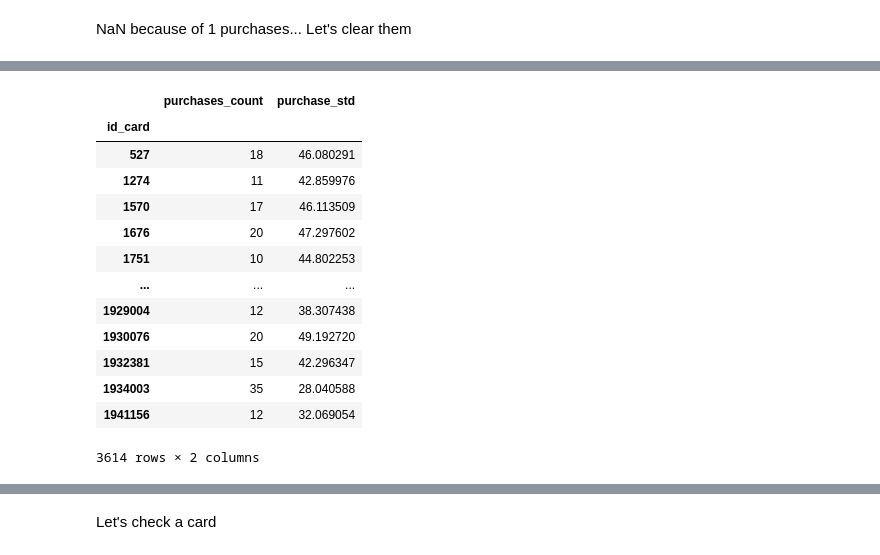
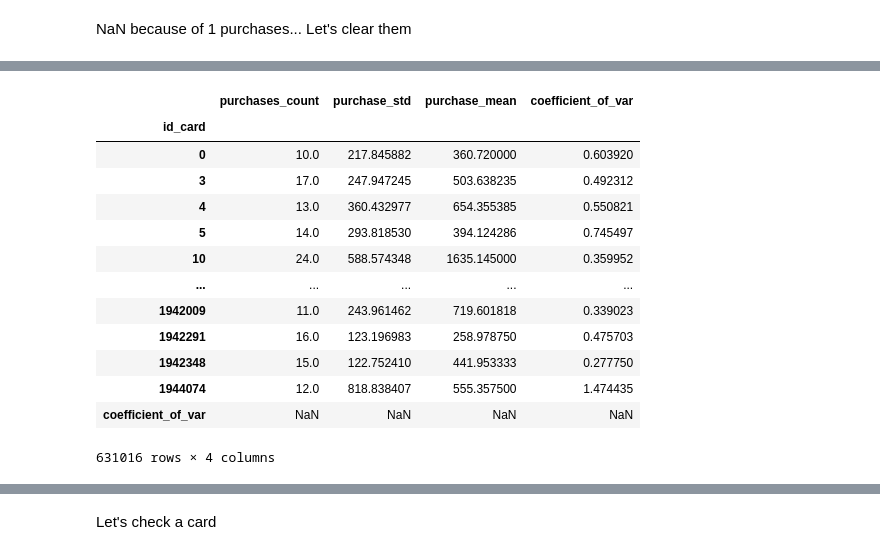
Before and after one commit to cubazis/inno_stats_2020, a Jupyter notebook: hw2.ipynb, the cells around one changed output, grey strips where cells are left out. Cells and saved outputs as stored; diff of their text form; code cells hidden in the pictures.

```diff
--- a/hw2.ipynb
+++ b/hw2.ipynb
@@ -655,17 +635,17 @@ std_spendings[std_spendings.purchase_std < 50]['purchase_std'].hist()
-# %%
-std_spendings[std_spendings.purchase_std < 50]
-# %% [output]
-|  | purchases_count | purchase_std |
-| id_card |  |  |
-| 527 | 18 | 46.080291 |
-| 1274 | 11 | 42.859976 |
-| 1570 | 17 | 46.113509 |
-| 1676 | 20 | 47.297602 |
-| 1751 | 10 | 44.802253 |
-| ... | ... | ... |
-| 1929004 | 12 | 38.307438 |
-| 1930076 | 20 | 49.192720 |
-| 1932381 | 15 | 42.296347 |
-| 1934003 | 35 | 28.040588 |
-| 1941156 | 12 | 32.069054 |
-3614 rows × 2 columns
+# %%
+std_spendings
+# %% [output]
+|  | purchases_count | purchase_std | purchase_mean | coefficient_of_var |
+| id_card |  |  |  |  |
+| 0 | 10.0 | 217.845882 | 360.720000 | 0.603920 |
+| 3 | 17.0 | 247.947245 | 503.638235 | 0.492312 |
+| 4 | 13.0 | 360.432977 | 654.355385 | 0.550821 |
+| 5 | 14.0 | 293.818530 | 394.124286 | 0.745497 |
+| 10 | 24.0 | 588.574348 | 1635.145000 | 0.359952 |
+| ... | ... | ... | ... | ... |
+| 1942009 | 11.0 | 243.961462 | 719.601818 | 0.339023 |
+| 1942291 | 16.0 | 123.196983 | 258.978750 | 0.475703 |
+| 1942348 | 15.0 | 122.752410 | 441.953333 | 0.277750 |
+| 1944074 | 12.0 | 818.838407 | 555.357500 | 1.474435 |
+| coefficient_of_var | NaN | NaN | NaN | NaN |
+631016 rows × 4 columns
```
Also changed, not shown: parts of 11 cells of this notebook.
